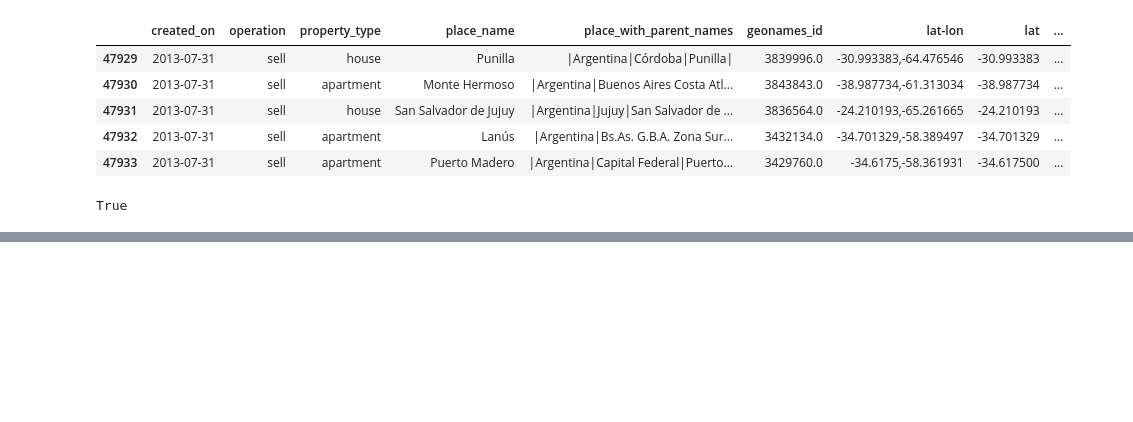
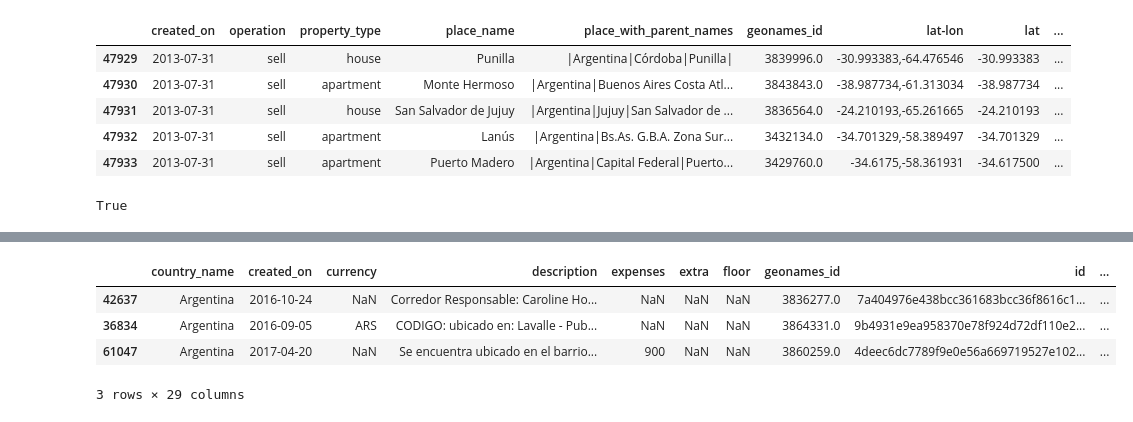
Before and after one commit to jazminferreiro-zz/orgaTP1, a Jupyter notebook: Analisis exploratorio Properati .ipynb, the cells around one changed output, grey strips where cells are left out. Saved outputs shown, nothing was run; the diff lists cells and outputs as text; code cells hidden in the pictures; blank space fills up the shorter version.

```diff
--- a/Analisis exploratorio Properati .ipynb
+++ b/Analisis exploratorio Properati .ipynb
@@ -186,0 +169,8 @@ properati = pd.concat([properati_2013_08,properati_2013_09,properati_2013_10,pro
+# %%
+properati.sample(3)
+# %% [output]
+|  | country_name | created_on | currency | description | expenses | extra | floor | geonames_id | id | ... |
+| 42637 | Argentina | 2016-10-24 | NaN | Corredor Responsable: Caroline Ho... | NaN | NaN | NaN | 3836277.0 | 7a404976e438bcc361683bcc36f8616c1... | ... |
+| 36834 | Argentina | 2016-09-05 | ARS | CODIGO: ubicado en: Lavalle - Pub... | NaN | NaN | NaN | 3864331.0 | 9b4931e9ea958370e78f924d72df110e2... | ... |
+| 61047 | Argentina | 2017-04-20 | NaN | Se encuentra ubicado en el barrio... | 900 | NaN | NaN | 3860259.0 | 4deec6dc7789f9e0e56a669719527e102... | ... |
+3 rows × 29 columns
```
Also changed, not shown: parts of 9 cells of this notebook.
